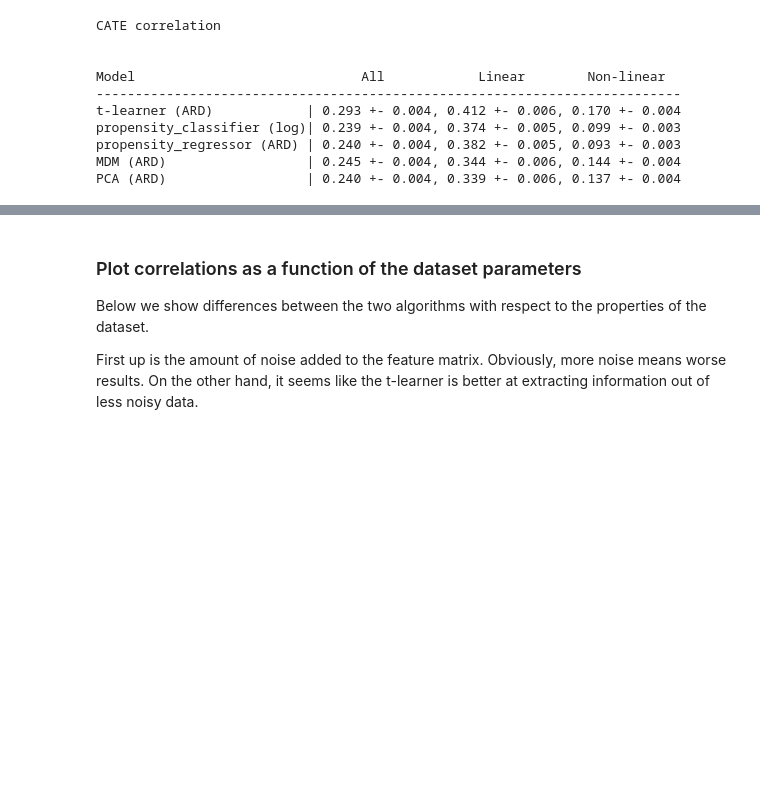
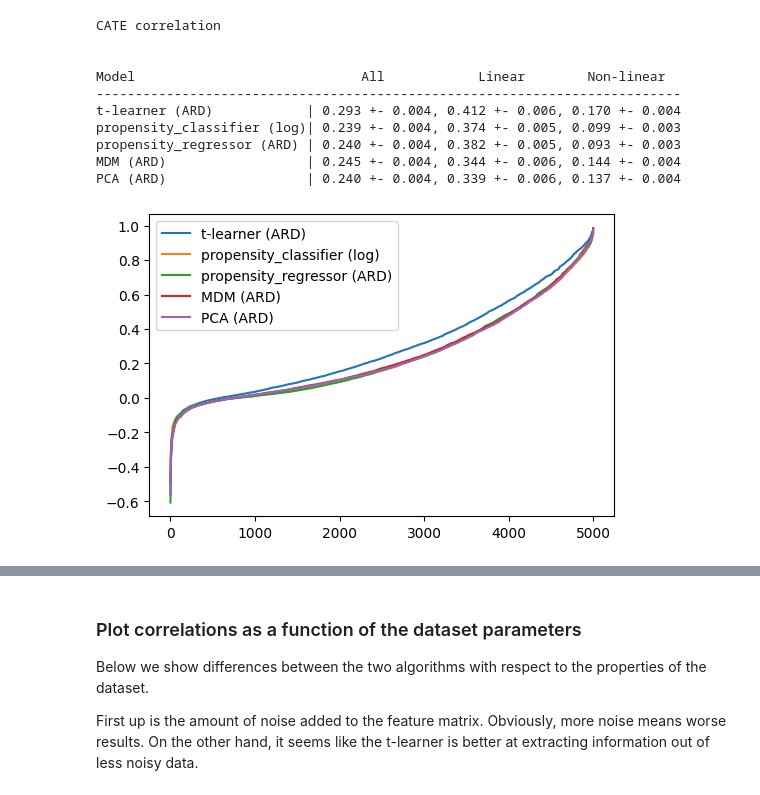
Before and after one commit to UtrechtUniversity/nudging, a Jupyter notebook: examples/simulation-new-and-fast.ipynb, the cells around one changed output, grey strips where cells are left out. Saved outputs shown, nothing was run; the diff lists cells and outputs as text; code cells hidden in the pictures; blank space fills up the shorter version.

Commit message:
Update for (new) figures

```diff
--- a/examples/simulation-new-and-fast.ipynb
+++ b/examples/simulation-new-and-fast.ipynb
@@ -28,11 +28,3 @@ results = {name: values["individual"] for name, values in sub_results.items()}
 np.max(results["t-learner (ARD)"]), np.min(results["t-learner (ARD)"])
 # %% [output]
 (0.9860131934866754, -0.5615485003762076)
-# %%
-plt.figure(dpi=100)
-for label, res in results.items():
-    plt.hist(res, bins=50, label=label, histtype="step")
-    plt.xlabel("CATE correlations")
-    plt.ylabel("Counts")
-plt.legend()
-plt.show()
@@ -64,3 +54,11 @@ propensity_classifier (log)| 0.239 +- 0.004, 0.374 +- 0.005, 0.099 +- 0.003
 propensity_regressor (ARD) | 0.240 +- 0.004, 0.382 +- 0.005, 0.093 +- 0.003
 MDM (ARD)                  | 0.245 +- 0.004, 0.344 +- 0.006, 0.144 +- 0.004
 PCA (ARD)                  | 0.240 +- 0.004, 0.339 +- 0.006, 0.137 +- 0.004
+# %%
+plt.figure(dpi=100)
+for label, res in results.items():
+    plt.plot(np.sort(res), label=label)
+plt.legend()
+plt.show()
+# %% [output]
+[figure, added]
```
Also changed, not shown: parts of 3 cells of this notebook, 1 other file.
